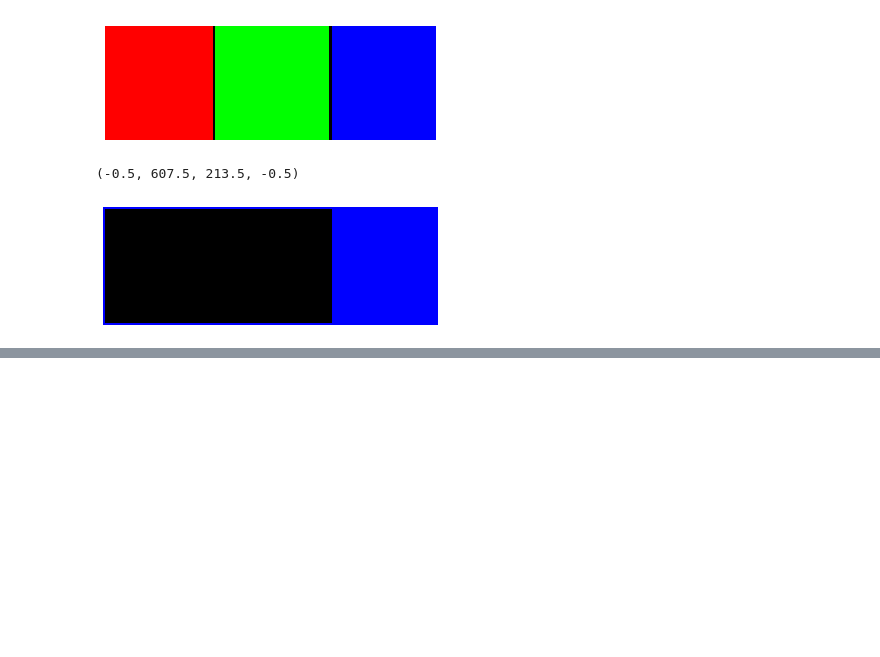
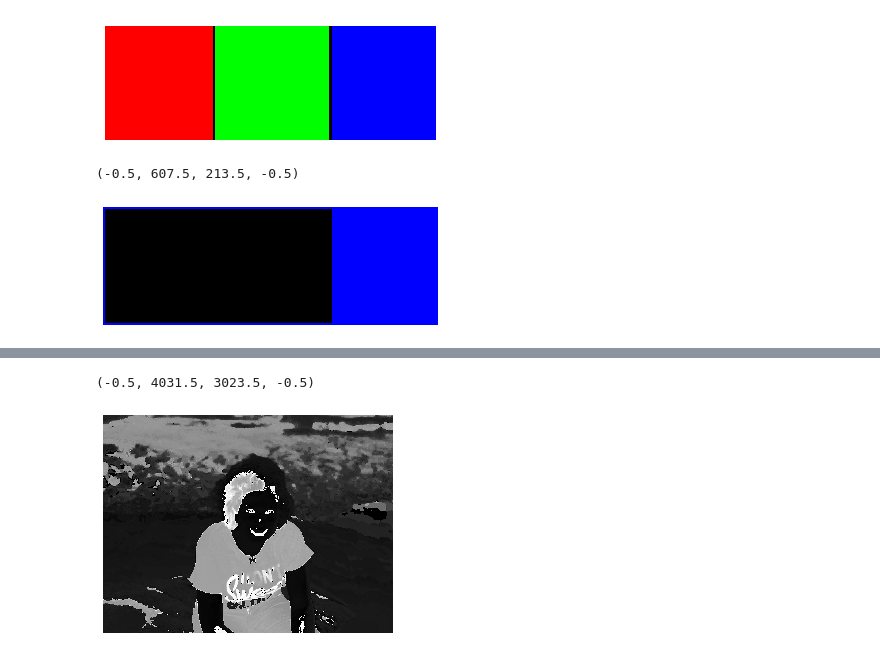
Before and after one commit to NedaZand/Computer-Vision, a Jupyter notebook: 02-image.ipynb, the cells around one changed output, grey strips where cells are left out. Drawn from its saved outputs; the diff is of its cells as text; code cells hidden in the pictures; blank space fills up the shorter version.

Commit message:
HSV format

```diff
--- a/02-image.ipynb
+++ b/02-image.ipynb
@@ -89,0 +115,8 @@ plt.axis('off')
+# %%
+#extracting image r g b colors from hsv format
+img = cv2.imread('./myImage.jpg')
+plt.imshow(img)
+img = cv2.cvtColor(img, cv2.COLOR_RGB2HSV)
+r,g,b = cv2.split(img)
+#should see the original image here
+plt.axis('off')
@@ -89,0 +126,8 @@ plt.axis('off')
+# %%
+#show the Hue value
+plt.imshow(r, cmap = 'gray')
+#print(r)
+plt.axis('off')
+# %% [output]
+(-0.5, 4031.5, 3023.5, -0.5)
+[figure, added]
```
Also changed, not shown: parts of 6 cells of this notebook.
